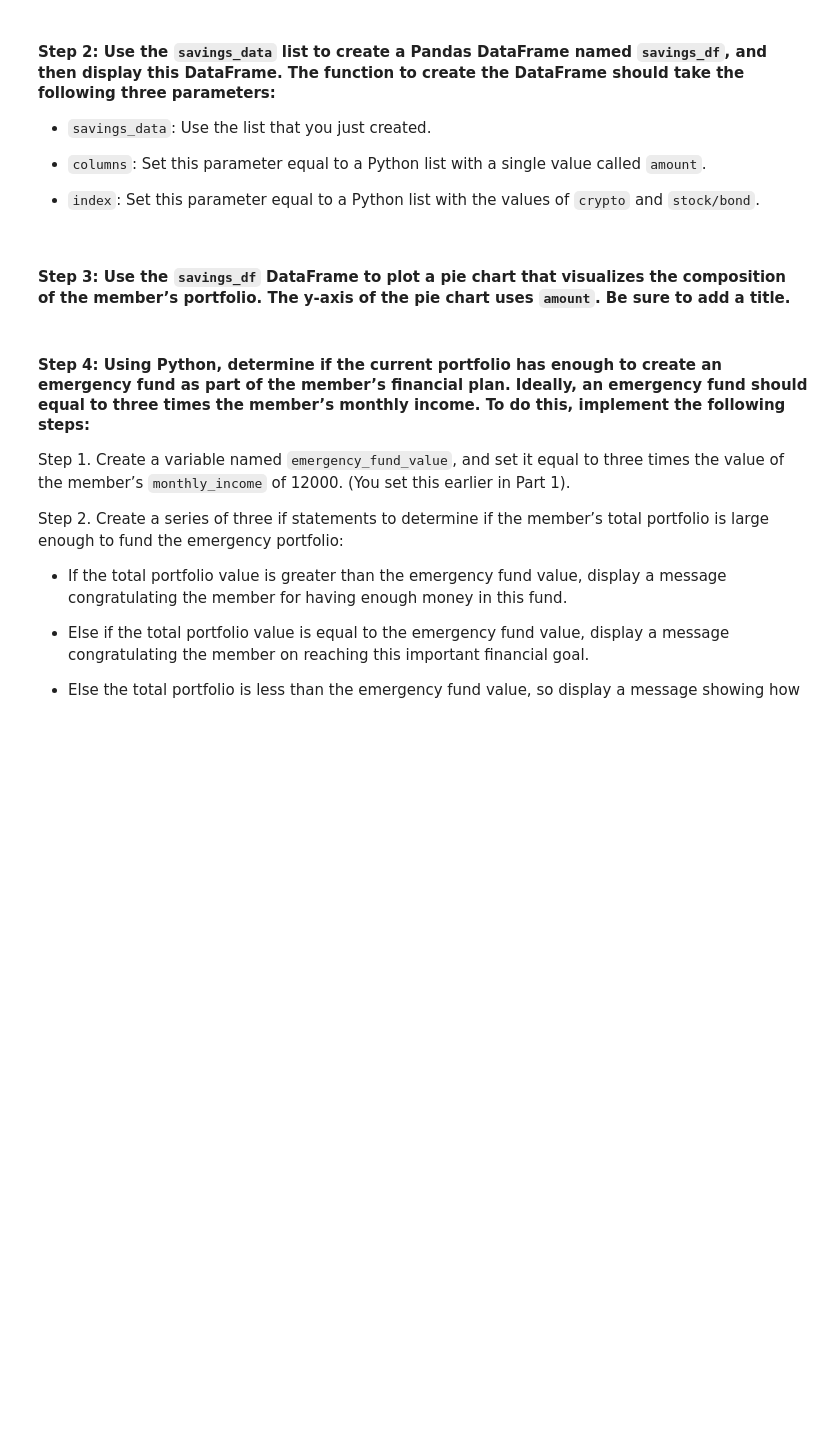
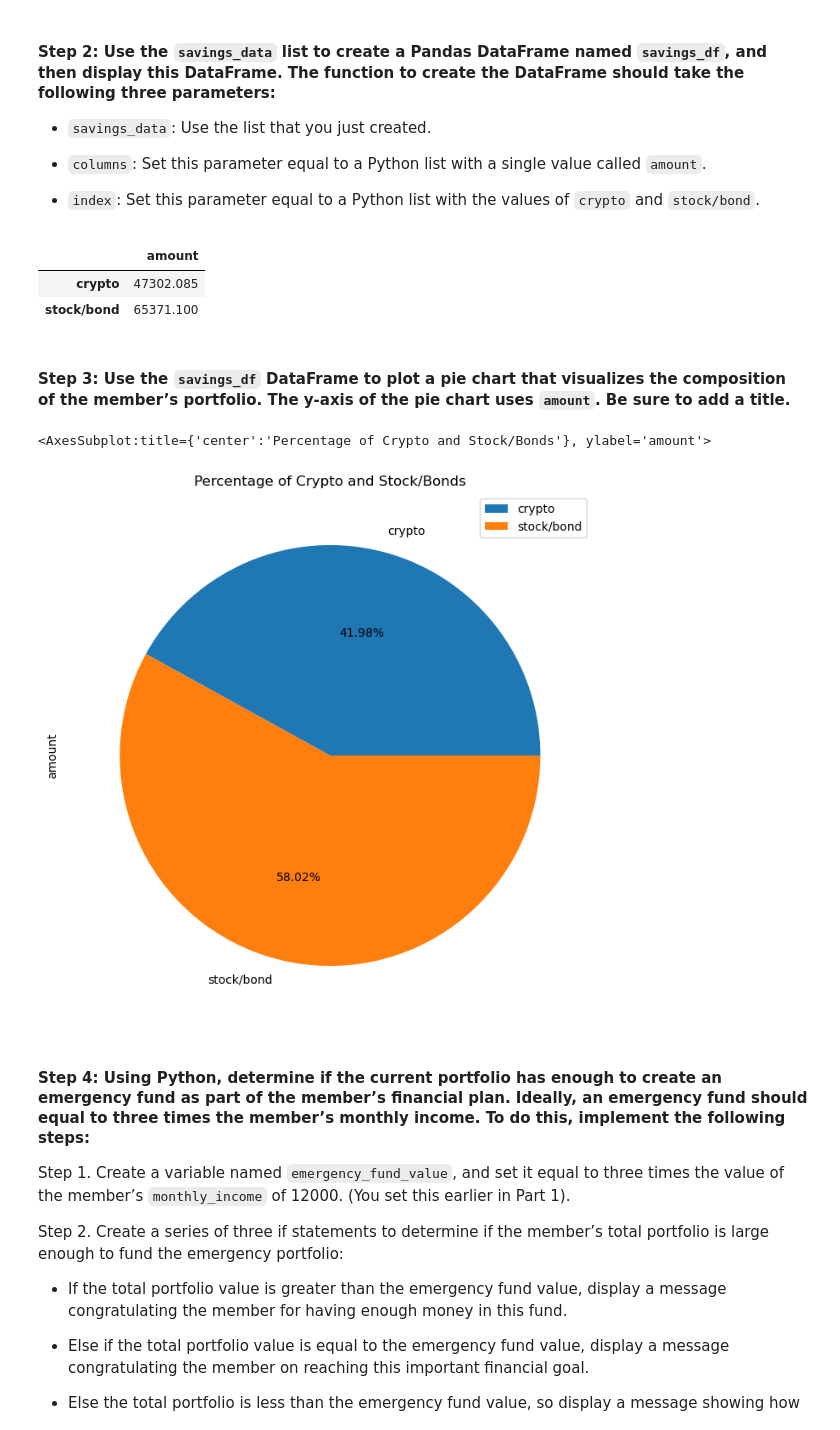
Before and after one commit to lumiroga/fintech-Challenge5, a Jupyter notebook: financial_planning_tools.ipynb, the cells around one changed output. Saved outputs shown, nothing was run; the diff lists cells and outputs as text; code cells hidden in the pictures; blank space fills up the shorter version.

```diff
--- a/financial_planning_tools.ipynb
+++ b/financial_planning_tools.ipynb
@@ -342,7 +342,7 @@ In this section, you’ll use the valuations for the cryptocurrency wallet and f
 #### Step 1: Create a Python list named `savings_data` that has two elements. The first element contains the total value of the cryptocurrency wallet. The second element contains the total value of the stock and bond portions of the portfolio.
 # %%
 # Consolidate financial assets data into a Python list
-# YOUR CODE HERE
+savings_date = [total_crypto_wallet,total_stocks_bonds]
 
 # Review the Python list savings_data
-# YOUR CODE HERE
+savings_date
@@ -356,15 +358,22 @@ In this section, you’ll use the valuations for the cryptocurrency wallet and f
 - `index`: Set this parameter equal to a Python list with the values of `crypto` and `stock/bond`.
 # %%
 # Create a Pandas DataFrame called savings_df
-# YOUR CODE HERE
+savings_df = pd.DataFrame(savings_date, columns=['amount'],index=['crypto','stock/bond'])
 
 # Display the savings_df DataFrame
-# YOUR CODE HERE
+savings_df
+# %% [output]
+|  | amount |
+| crypto | 47302.085 |
+| stock/bond | 65371.100 |
 # %% [markdown]
 #### Step 3: Use the `savings_df` DataFrame to plot a pie chart that visualizes the composition of the member’s portfolio. The y-axis of the pie chart uses `amount`. Be sure to add a title.
 # %%
 # Plot the total value of the member's portfolio (crypto and stock/bond) in a pie chart
-# YOUR CODE HERE
+savings_df.plot.pie(title="Percentage of Crypto and Stock/Bonds",y="amount",figsize=(8,10),autopct='%1.2f%%')
+# %% [output]
+<AxesSubplot:title={'center':'Percentage of Crypto and Stock/Bonds'}, ylabel='amount'>
+[figure, added]
 # %% [markdown]
 #### Step 4: Using Python, determine if the current portfolio has enough to create an emergency fund as part of the member’s financial plan. Ideally, an emergency fund should equal to three times the member’s monthly income. To do this, implement the following steps:
 
```
Also changed, not shown: parts of 8 cells of this notebook.
